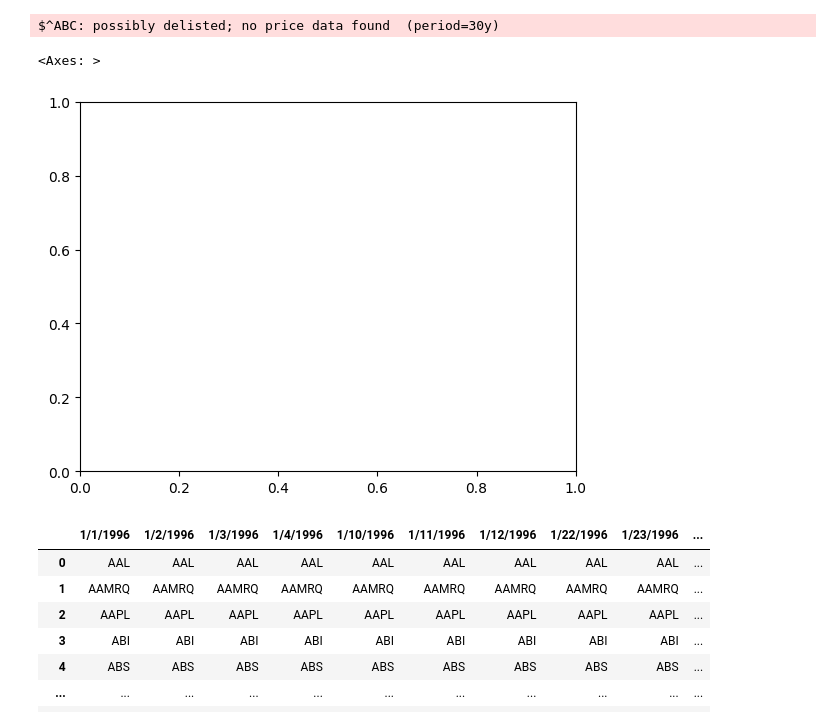
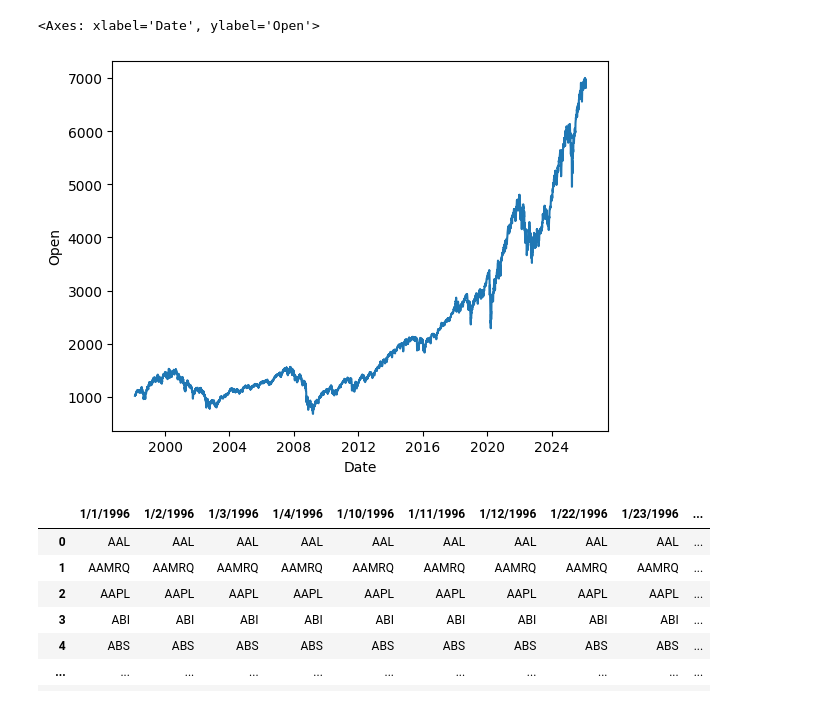
Before and after one commit to FancyEveryDay/Stock-market-forecasting, a Jupyter notebook: data.ipynb, the cells around one changed output. Cells and saved outputs as stored; diff of their text form; code cells hidden in the pictures.

```diff
--- a/data.ipynb
+++ b/data.ipynb
@@ -6,24 +6,22 @@ import seaborn as sns
 import numpy as np
 import pickle
 # %%
-ticker = yf.Ticker("ABC") # ^GSPC
+ticker = yf.Ticker("^GSPC") # ^GSPC
 
-historical_data = ticker.history(period = "30y")
+historical_data = ticker.history(period = "28y")
 
 #ticker.info
-# %% [output]
-$^ABC: possibly delisted; no price data found  (period=30y)
 # %%
 historical_data
 
 #historical_data.loc[historical_data["Stock Splits"] > 0]
 
-sns.lineplot( np.log(historical_data["Open"]) )
+sns.lineplot( (historical_data["Open"]) )
 
 #ticker.analyst_price_targets
 # %% [output]
-<Axes: >
+<Axes: xlabel='Date', ylabel='Open'>
-[figure, old version]
+[figure, new version]
 # %%
 spx_const = pd.read_csv(r"data\SPXconst.csv")
 # %%
```
Also changed, not shown: parts of 5 cells of this notebook, 19 other files.
